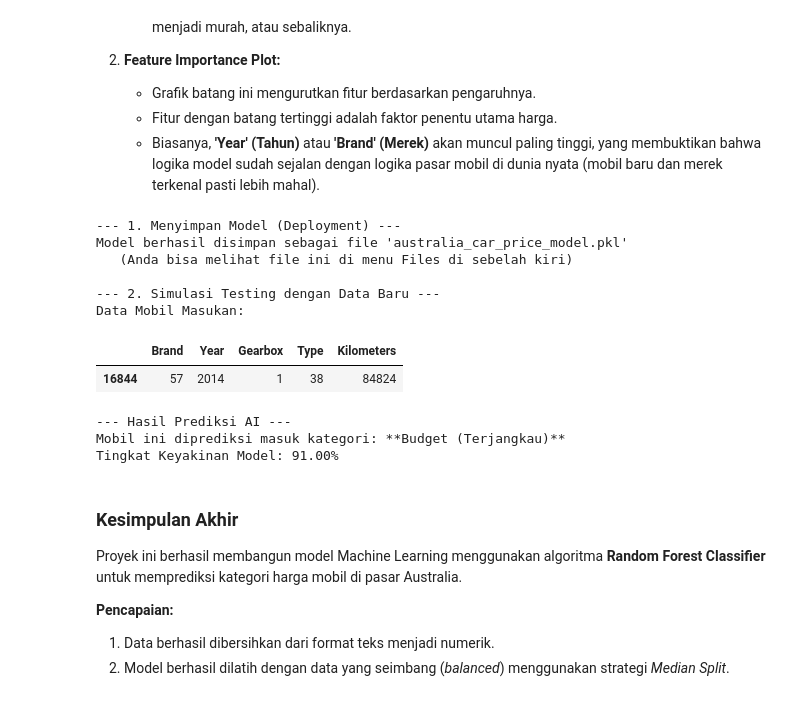
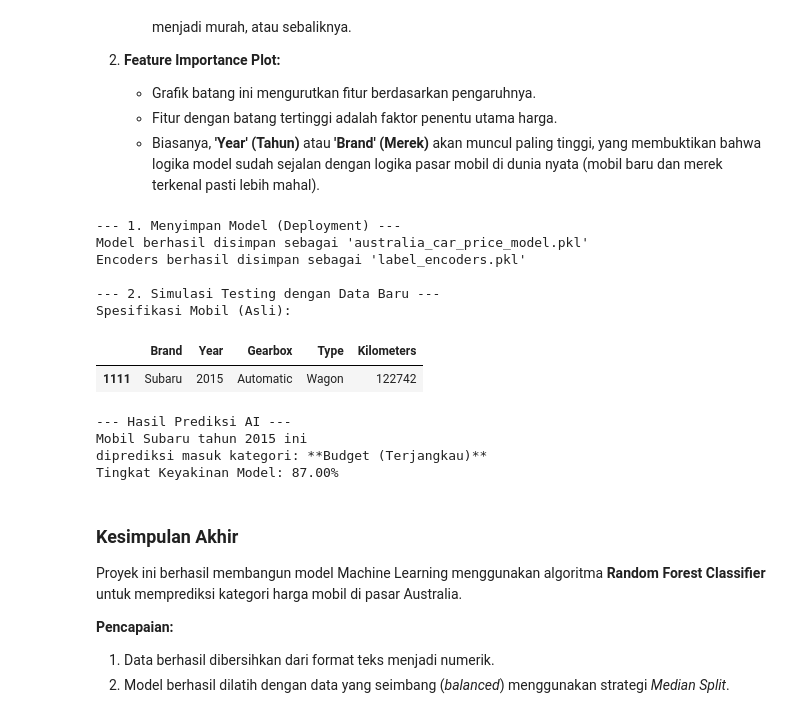
Before and after one commit to andartya-setyawan/TubesAnalisaKeputusanTI, a Jupyter notebook: Analisis_Pasar_Mobil_Australia.ipynb, the cells around one changed output. Cells and saved outputs as stored; diff of their text form; code cells hidden in the pictures.

Commit message:
Update: Fix model deployment & test

```diff
--- a/Analisis_Pasar_Mobil_Australia.ipynb
+++ b/Analisis_Pasar_Mobil_Australia.ipynb
@@ -154,10 +154,10 @@ Dari hasil output statistik di atas, kita dapat menyimpulkan beberapa hal mengen
     * **Top:** Menunjukkan merek atau tipe mobil apa yang paling mendominasi pasar (paling sering muncul dalam dataset).
     * **Freq:** Frekuensi kemunculan dari data terbanyak tersebut.
 # %%
-# ==========================================
-# 4. DATASET PREPARATION
-# ==========================================
-
+import pandas as pd
+import numpy as np
+import matplotlib.pyplot as plt
+import seaborn as sns
 from sklearn.preprocessing import LabelEncoder
 from sklearn.model_selection import train_test_split
 
@@ -194,13 +194,16 @@ X = df[feature_cols].copy()
 y = df['Price_Class']
 
 print("\n--- Melakukan Encoding ---")
-le = LabelEncoder()
+# Inisialisasi dictionary untuk menyimpan setiap encoder
+label_encoders = {}
 cat_cols = ['Brand', 'Gearbox', 'Type'] # Corrected column names
 
 for col in cat_cols:
+    le = LabelEncoder()
     # Pastikan data bertipe string sebelum di-encode
     X[col] = X[col].astype(str)
     X[col] = le.fit_transform(X[col])
+    label_encoders[col] = le # Simpan encoder untuk digunakan nanti
     print(f"Kolom '{col}' berhasil diubah menjadi angka.")
 
 # 4. Data Splitting (70:30)
@@ -378,51 +381,66 @@ plt.show()
 import joblib
 
 print("--- 1. Menyimpan Model (Deployment) ---")
 
 # Menyimpan model yang sudah dilatih ke dalam file .pkl
 # File ini nantinya bisa di-download dan dipasang di website atau aplikasi lain
 model_filename = 'australia_car_price_model.pkl'
 joblib.dump(rf_model, model_filename)
 
-print(f"Model berhasil disimpan sebagai file '{model_filename}'")
-print("   (Anda bisa melihat file ini di menu Files di sebelah kiri)")
+# Menyimpan dictionary label_encoders agar teks asli bisa dipulihkan saat simulasi
+encoder_filename = 'label_encoders.pkl'
+joblib.dump(label_encoders, encoder_filename)
+
+print(f"Model berhasil disimpan sebagai '{model_filename}'")
+print(f"Encoders berhasil disimpan sebagai '{encoder_filename}'")
 
 
 print("\n--- 2. Simulasi Testing dengan Data Baru ---")
 
 # Skenario: Ada pengguna yang ingin mengecek harga mobil lewat aplikasi kita.
 # Kita ambil 1 contoh data acak dari X_test untuk pura-pura jadi "Data Baru"
-sample_data = X_test.sample(1, random_state=50)
+sample_data = X_test.sample(1)
 
-print("Data Mobil Masukan:")
-display(sample_data)
+# 2. Lakukan Prediksi
+loaded_model = joblib.load(model_filename)
+loaded_encoders = joblib.load(encoder_filename)
 
-# Memuat model dari file (seolah-olah di server produksi)
-loaded_model = joblib.load(model_filename)
-
-# Melakukan Prediksi
 prediction = loaded_model.predict(sample_data)
 probability = loaded_model.predict_proba(sample_data)
 
-# Menerjemahkan hasil prediksi (0/1) menjadi kata-kata
+# 3. Terjemahkan angka kembali ke teks asli (Inverse Transform)
+# Kita buat salinan untuk menampilkan data yang bisa dibaca manusia
+readable_spec = sample_data.copy()
+
+for col in sample_data.columns:
+    if col in loaded_encoders:
+        # Mengembalikan angka ke teks asli (misal: 16844 -> Toyota)
+        readable_spec[col] = loaded_encoders[col].inverse_transform(sample_data[col])
+
+print("Spesifikasi Mobil (Asli):")
+display(readable_spec)
+
+# 4. Hasil Akhir
 result_text = "High-End (Mahal)" if prediction[0] == 1 else "Budget (Terjangkau)"
 confidence = probability[0][prediction[0]] * 100
 
 print("\n--- Hasil Prediksi AI ---")
-print(f"Mobil ini diprediksi masuk kategori: **{result_text}**")
+print(f"Mobil {readable_spec['Brand'].values[0]} tahun {readable_spec['Year'].values[0]} ini")
+print(f"diprediksi masuk kategori: **{result_text}**")
 print(f"Tingkat Keyakinan Model: {confidence:.2f}%")
 # %% [output]
 --- 1. Menyimpan Model (Deployment) ---
-Model berhasil disimpan sebagai file 'australia_car_price_model.pkl'
-   (Anda bisa melihat file ini di menu Files di sebelah kiri)
+Model berhasil disimpan sebagai 'australia_car_price_model.pkl'
+Encoders berhasil disimpan sebagai 'label_encoders.pkl'
 
 --- 2. Simulasi Testing dengan Data Baru ---
-Data Mobil Masukan:
+Spesifikasi Mobil (Asli):
 |  | Brand | Year | Gearbox | Type | Kilometers |
-| 16844 | 57 | 2014 | 1 | 38 | 84824 |
+| 1111 | Subaru | 2015 | Automatic | Wagon | 122742 |
 --- Hasil Prediksi AI ---
-Mobil ini diprediksi masuk kategori: **Budget (Terjangkau)**
-Tingkat Keyakinan Model: 91.00%
+Mobil Subaru tahun 2015 ini
+diprediksi masuk kategori: **Budget (Terjangkau)**
+Tingkat Keyakinan Model: 87.00%
 # %% [markdown]
 ### Kesimpulan Akhir
 
```
